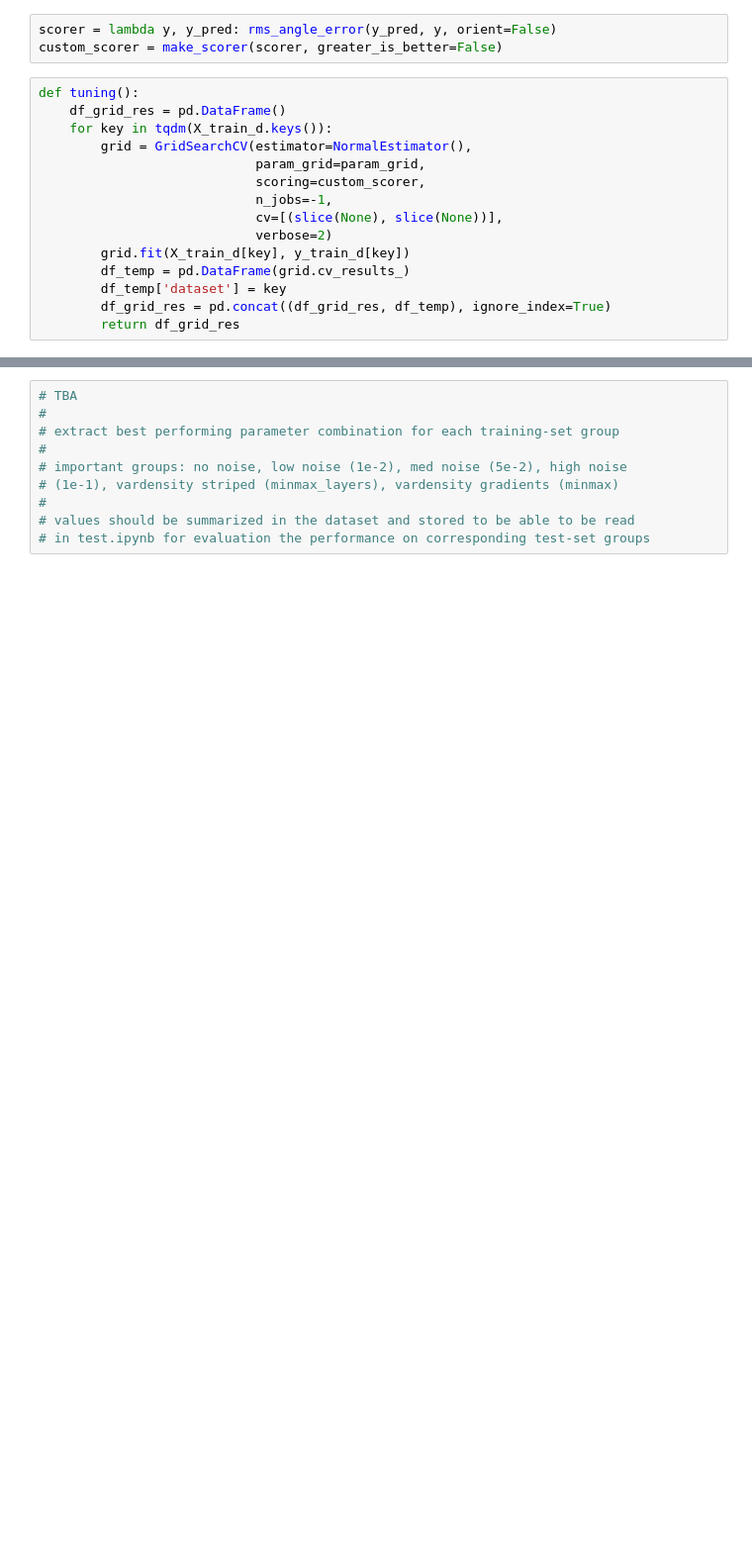
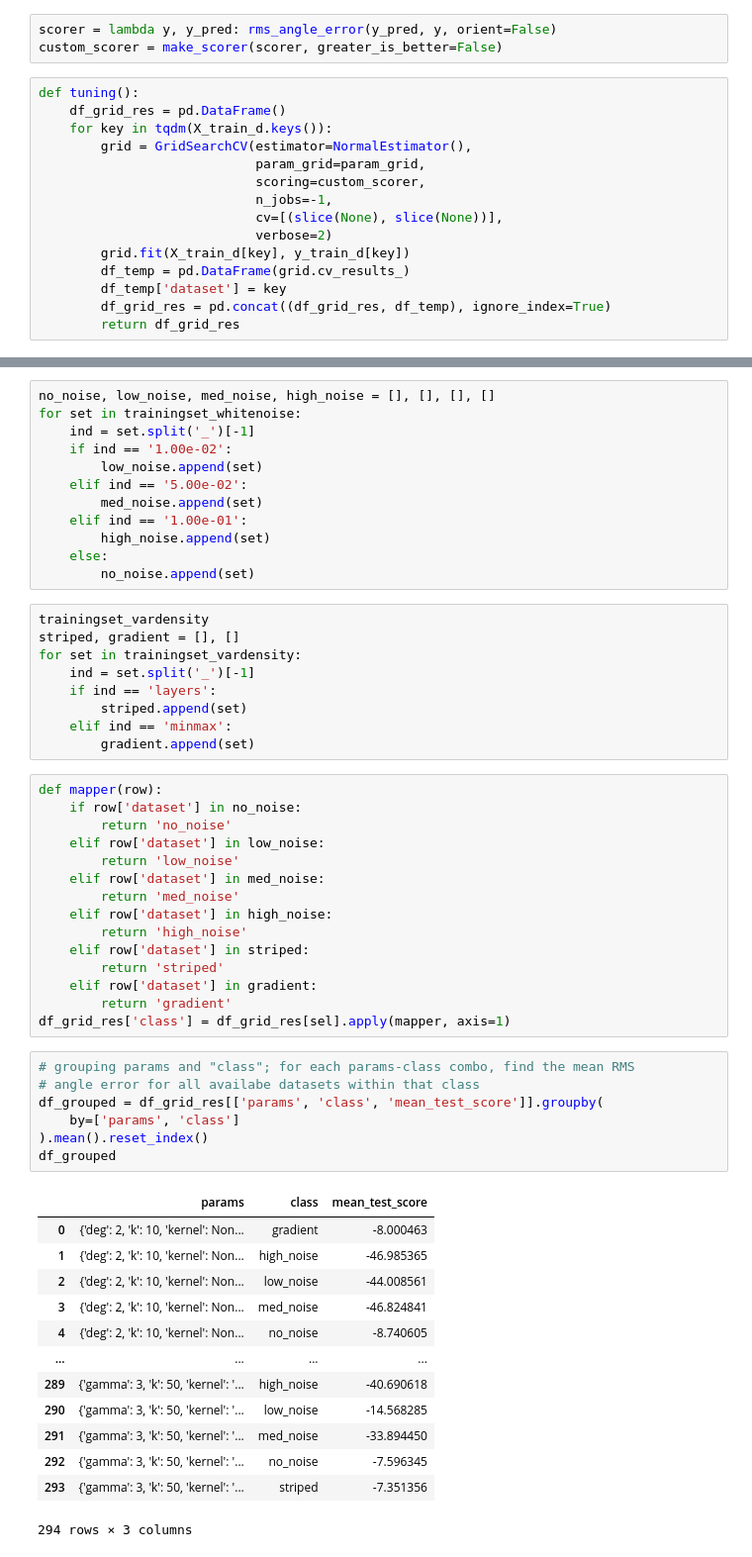
Before and after one commit to akapet00/normal-estimation, a Jupyter notebook: estimator/train.ipynb, the cells around one changed output, grey strips where cells are left out. Shown at 99% size. Cells and saved outputs as stored; diff of their text form; blank space fills up the shorter version.

Commit message:
finalize the training notebook

```diff
--- a/estimator/train.ipynb
+++ b/estimator/train.ipynb
@@ -129,10 +153,57 @@ df_grid_res.loc[
-# %%
-# TBA
-#
-# extract best performing parameter combination for each training-set group
-#
-# important groups: no noise, low noise (1e-2), med noise (5e-2), high noise
-# (1e-1), vardensity striped (minmax_layers), vardensity gradients (minmax)
-#
-# values should be summarized in the dataset and stored to be able to be read
-# in test.ipynb for evaluation the performance on corresponding test-set groups
+# %%
+no_noise, low_noise, med_noise, high_noise = [], [], [], []
+for set in trainingset_whitenoise:
+    ind = set.split('_')[-1]
+    if ind == '1.00e-02':
+        low_noise.append(set)
+    elif ind == '5.00e-02':
+        med_noise.append(set)
+    elif ind == '1.00e-01':
+        high_noise.append(set)
+    else:
+        no_noise.append(set)
+# %%
+trainingset_vardensity
+striped, gradient = [], []
+for set in trainingset_vardensity:
+    ind = set.split('_')[-1]
+    if ind == 'layers':
+        striped.append(set)
+    elif ind == 'minmax':
+        gradient.append(set)
+# %%
+def mapper(row):
+    if row['dataset'] in no_noise:
+        return 'no_noise'
+    elif row['dataset'] in low_noise:
+        return 'low_noise'
+    elif row['dataset'] in med_noise:
+        return 'med_noise'
+    elif row['dataset'] in high_noise:
+        return 'high_noise'
+    elif row['dataset'] in striped:
+        return 'striped'
+    elif row['dataset'] in gradient:
+        return 'gradient'
+df_grid_res['class'] = df_grid_res[sel].apply(mapper, axis=1)
+# %%
+# grouping params and "class"; for each params-class combo, find the mean RMS
+# angle error for all availabe datasets within that class
+df_grouped = df_grid_res[['params', 'class', 'mean_test_score']].groupby(
+    by=['params', 'class']
+).mean().reset_index()
+df_grouped
+# %% [output]
+|  | params | class | mean_test_score |
+| 0 | {'deg': 2, 'k': 10, 'kernel': Non... | gradient | -8.000463 |
+| 1 | {'deg': 2, 'k': 10, 'kernel': Non... | high_noise | -46.985365 |
+| 2 | {'deg': 2, 'k': 10, 'kernel': Non... | low_noise | -44.008561 |
+| 3 | {'deg': 2, 'k': 10, 'kernel': Non... | med_noise | -46.824841 |
+| 4 | {'deg': 2, 'k': 10, 'kernel': Non... | no_noise | -8.740605 |
+| ... | ... | ... | ... |
+| 289 | {'gamma': 3, 'k': 50, 'kernel': '... | high_noise | -40.690618 |
+| 290 | {'gamma': 3, 'k': 50, 'kernel': '... | low_noise | -14.568285 |
+| 291 | {'gamma': 3, 'k': 50, 'kernel': '... | med_noise | -33.894450 |
+| 292 | {'gamma': 3, 'k': 50, 'kernel': '... | no_noise | -7.596345 |
+| 293 | {'gamma': 3, 'k': 50, 'kernel': '... | striped | -7.351356 |
+294 rows × 3 columns
```
Also changed, not shown: parts of 10 cells of this notebook, 1 other file.
